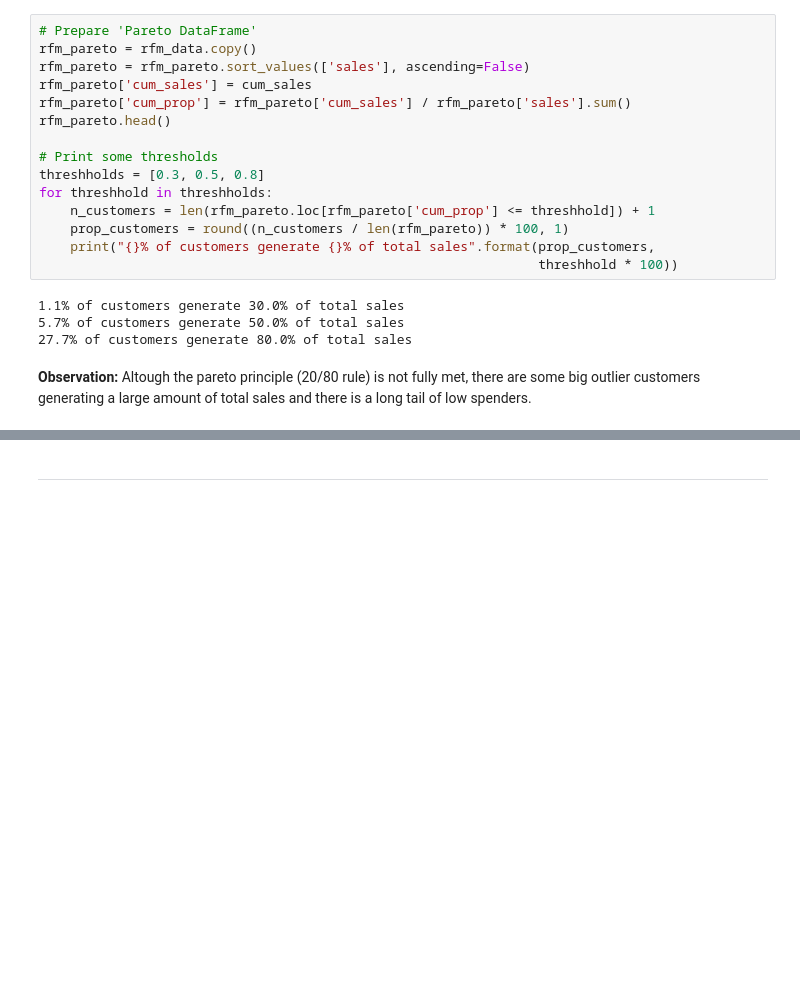
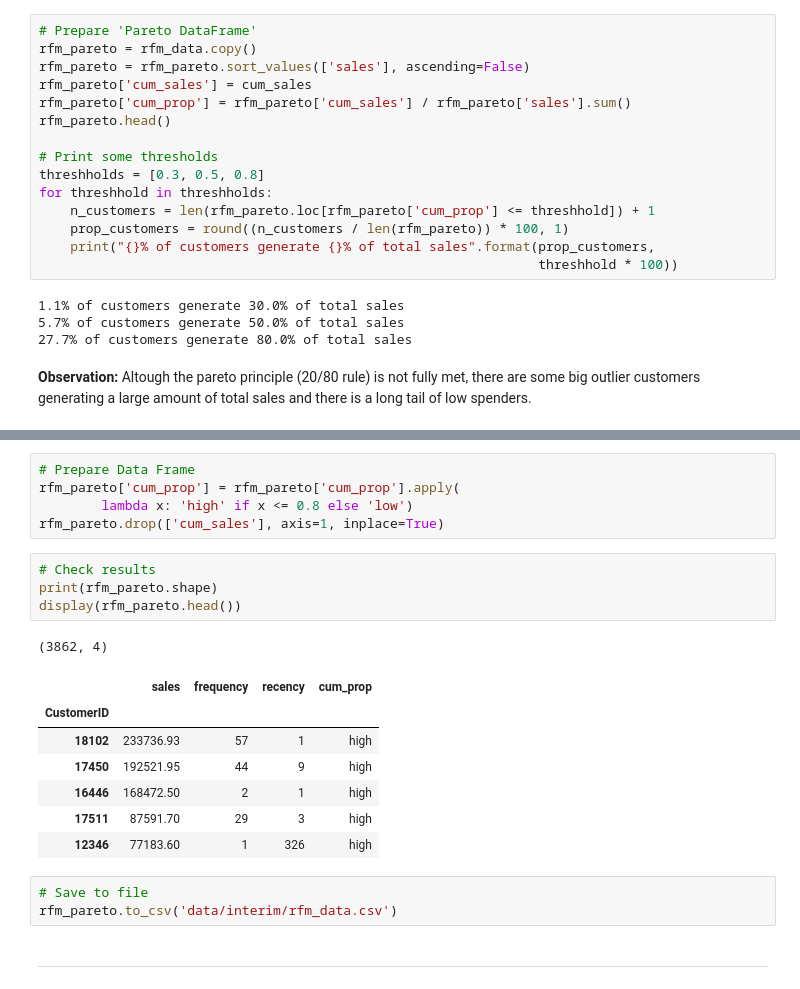
Before and after one commit to rbuerki/projects-ml, a Jupyter notebook: customer_segmentation_RFM_method/1-Data_preparation.ipynb, the cells around one changed output, grey strips where cells are left out. Saved outputs shown, nothing was run; the diff lists cells and outputs as text; blank space fills up the shorter version.

Commit message:
FEAT: add high-low-flag to rfm_data.csv

```diff
--- a/customer_segmentation_RFM_method/1-Data_preparation.ipynb
+++ b/customer_segmentation_RFM_method/1-Data_preparation.ipynb
@@ -212,2 +211,23 @@ for threshhold in threshholds:
+# %%
+# Prepare Data Frame
+rfm_pareto['cum_prop'] = rfm_pareto['cum_prop'].apply(
+        lambda x: 'high' if x <= 0.8 else 'low')
+rfm_pareto.drop(['cum_sales'], axis=1, inplace=True)
+# %%
+# Check results
+print(rfm_pareto.shape)
+display(rfm_pareto.head())
+# %% [output]
+(3862, 4)
+|  | sales | frequency | recency | cum_prop |
+| CustomerID |  |  |  |  |
+| 18102 | 233736.93 | 57 | 1 | high |
+| 17450 | 192521.95 | 44 | 9 | high |
+| 16446 | 168472.50 | 2 | 1 | high |
+| 17511 | 87591.70 | 29 | 3 | high |
+| 12346 | 77183.60 | 1 | 326 | high |
+# %%
+# Save to file
+rfm_pareto.to_csv('data/interim/rfm_data.csv')
 # %% [markdown]
 ---
```
Also changed, not shown: parts of 3 cells of this notebook, 1 other file.
